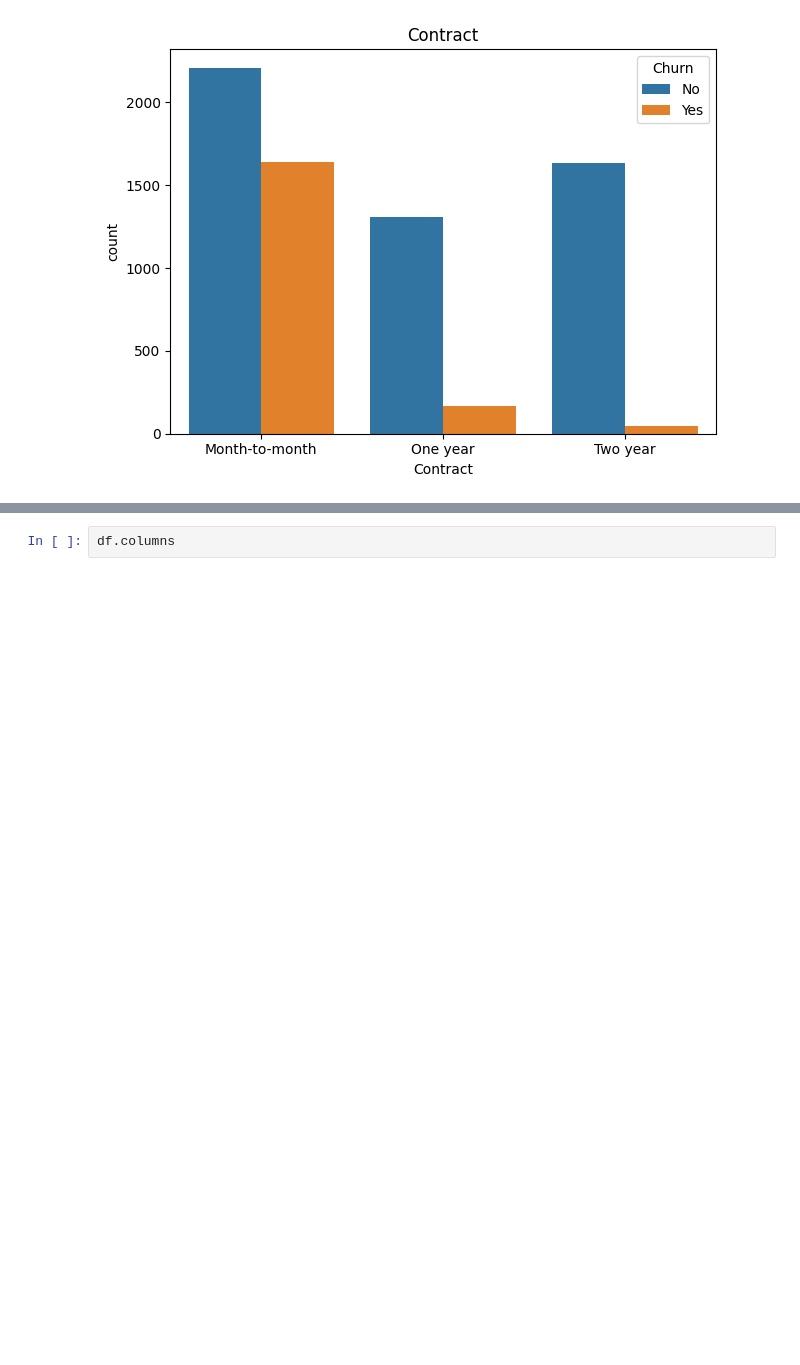
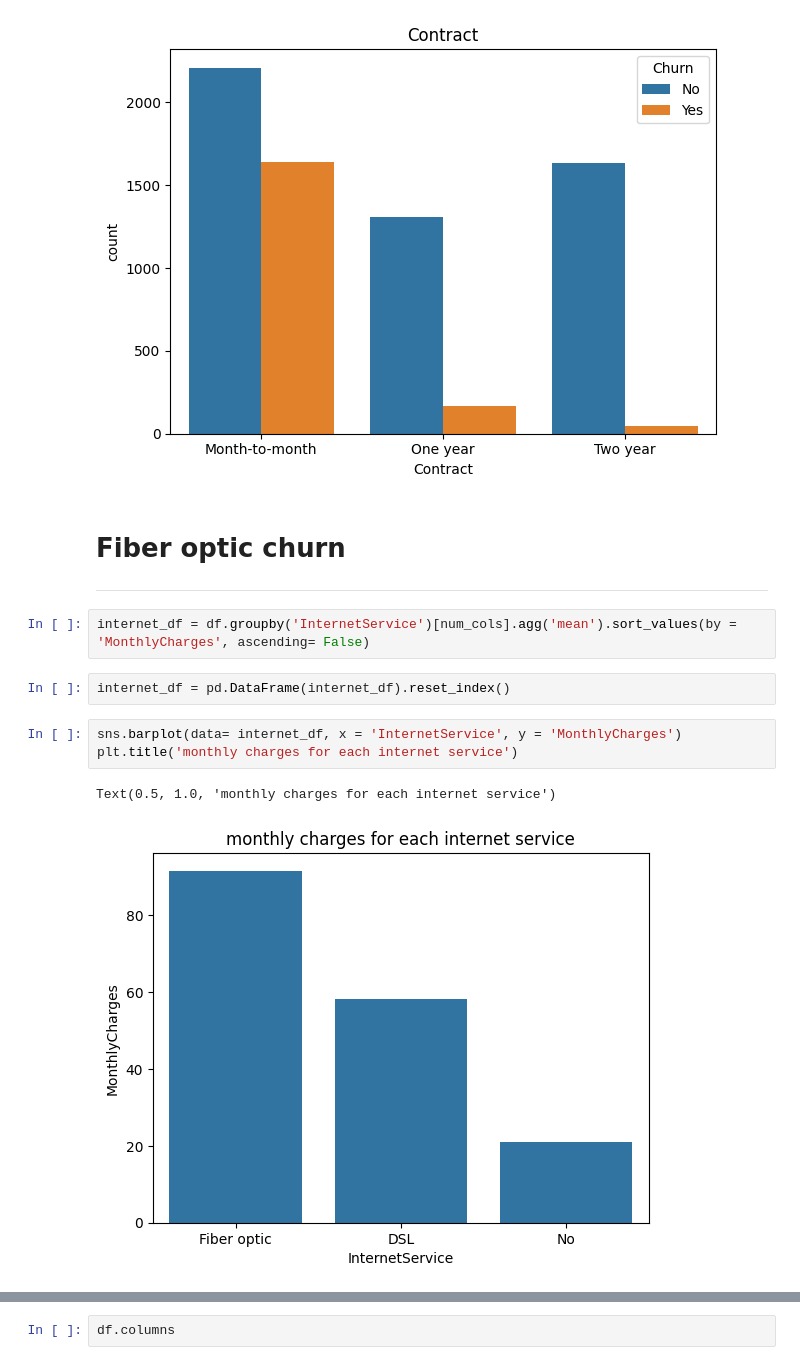
Before and after one commit to cakethehuman/Project-for-linkedin, a Jupyter notebook: Churn/Churn_predict.ipynb, the cells around one changed output, grey strips where cells are left out. Cells and saved outputs as stored; diff of their text form; blank space fills up the shorter version.

```diff
--- a/Churn/Churn_predict.ipynb
+++ b/Churn/Churn_predict.ipynb
@@ -295,3 +300,16 @@ sns.countplot(data = df, x = 'Contract', hue='Churn')
 plt.tight_layout()
 # %% [output]
 [figure]
+# %% [markdown]
+# **Fiber optic churn**
+---
+# %%
+internet_df = df.groupby('InternetService')[num_cols].agg('mean').sort_values(by = 'MonthlyCharges', ascending= False)
+# %%
+internet_df = pd.DataFrame(internet_df).reset_index()
+# %%
+sns.barplot(data= internet_df, x = 'InternetService', y = 'MonthlyCharges')
+plt.title('monthly charges for each internet service')
+# %% [output]
+Text(0.5, 1.0, 'monthly charges for each internet service')
+[figure, added]
```
Also changed, not shown: parts of 22 cells of this notebook.
